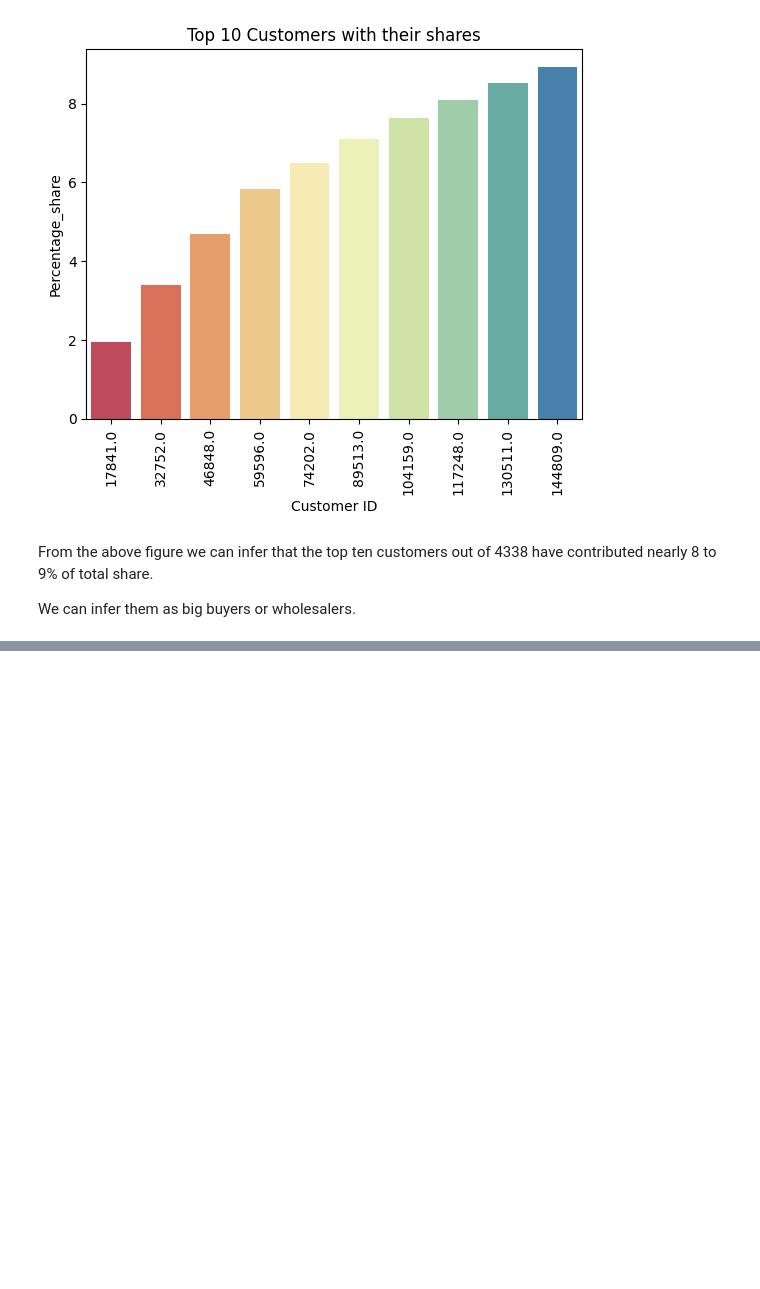
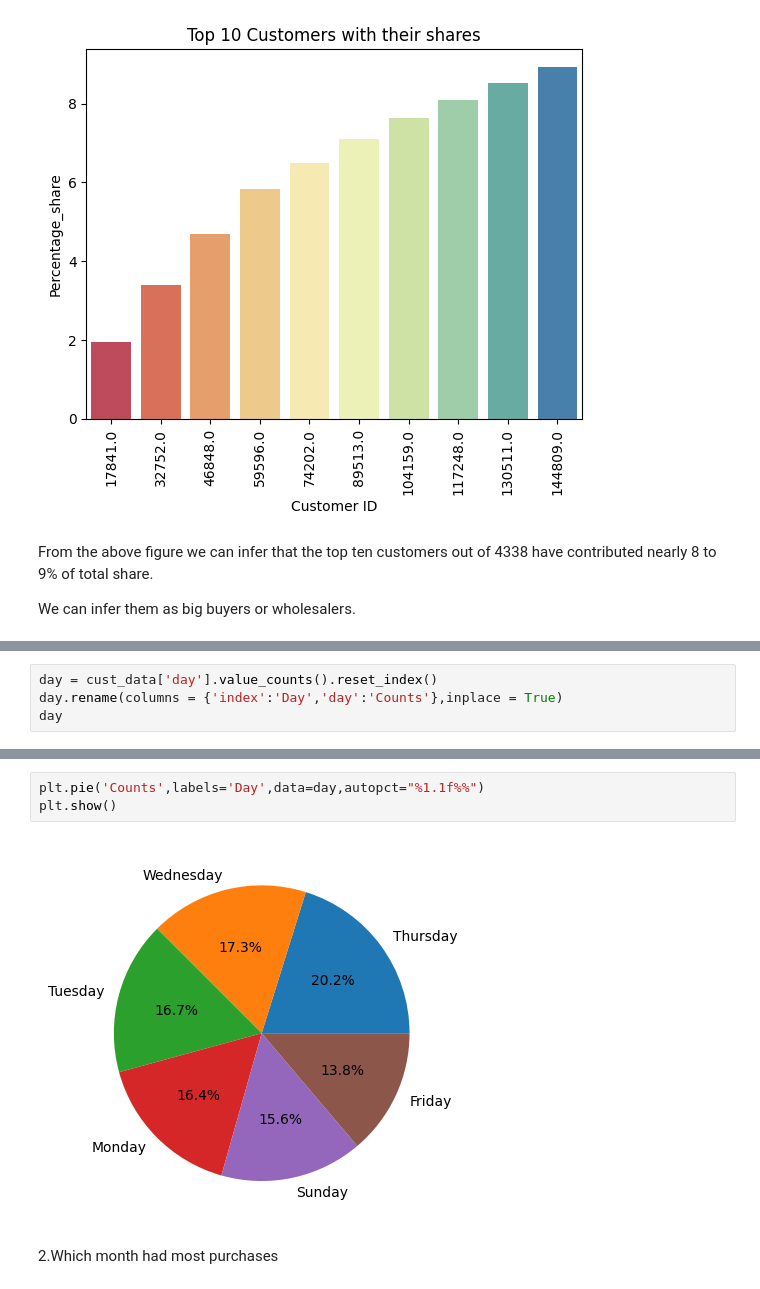
Before and after one commit to Tilak46-R/Customer-segmentation-using-unsupervised-learning, a Jupyter notebook: Customer_segmentation_using_unsupervised_learning.ipynb, the cells around one changed output, grey strips where cells are left out. Cells and saved outputs as stored; diff of their text form; blank space fills up the shorter version.

```diff
--- a/Customer_segmentation_using_unsupervised_learning.ipynb
+++ b/Customer_segmentation_using_unsupervised_learning.ipynb
@@ -520,0 +573,4 @@ for feature in num_features:
+# %%
+day = cust_data['day'].value_counts().reset_index()
+day.rename(columns = {'index':'Day','day':'Counts'},inplace = True)
+day
@@ -520,0 +595,7 @@ for feature in num_features:
+# %%
+plt.pie('Counts',labels='Day',data=day,autopct="%1.1f%%")
+plt.show()
+# %% [output]
+[figure, added]
+# %% [markdown]
+2.Which month had most purchases
```
Also changed, not shown: parts of 11 cells of this notebook.
